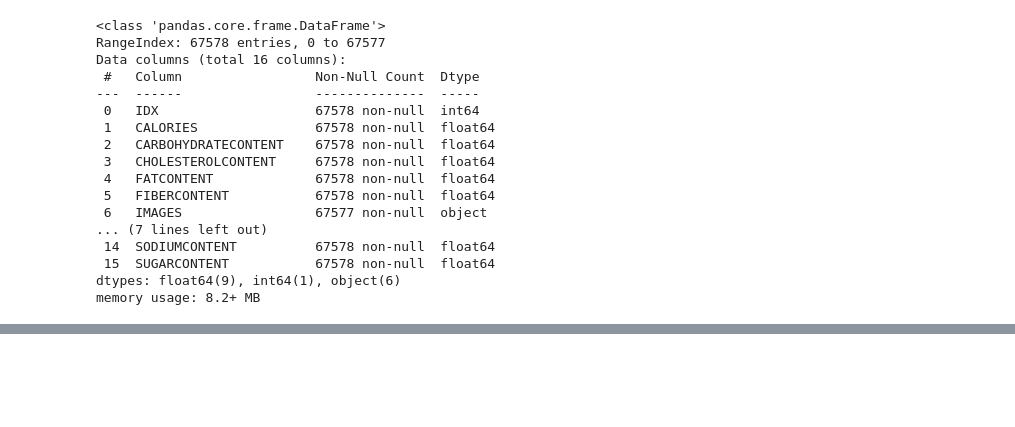
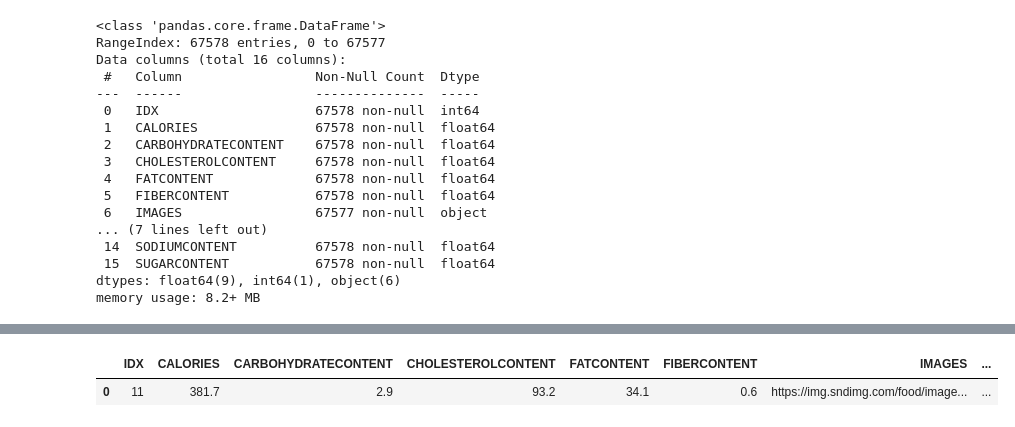
Before and after one commit to jeonseona/Food, a Jupyter notebook: Untitled.ipynb, the cells around one changed output, grey strips where cells are left out. Cells and saved outputs as stored; diff of their text form; code cells hidden in the pictures; blank space fills up the shorter version.

```diff
--- a/Untitled.ipynb
+++ b/Untitled.ipynb
@@ -278,0 +651,6 @@ food.to_pickle("food.pkl")
+# %%
+food = pd.read_csv('FOOD_RECIPE_DATA_TABLE_2.csv')
+food.head(1)
+# %% [output]
+|  | IDX | CALORIES | CARBOHYDRATECONTENT | CHOLESTEROLCONTENT | FATCONTENT | FIBERCONTENT | IMAGES | ... |
+| 0 | 11 | 381.7 | 2.9 | 93.2 | 34.1 | 0.6 | https://img.sndimg.com/food/image... | ... |
```
Also changed, not shown: parts of 22 cells of this notebook, 3 other files.
